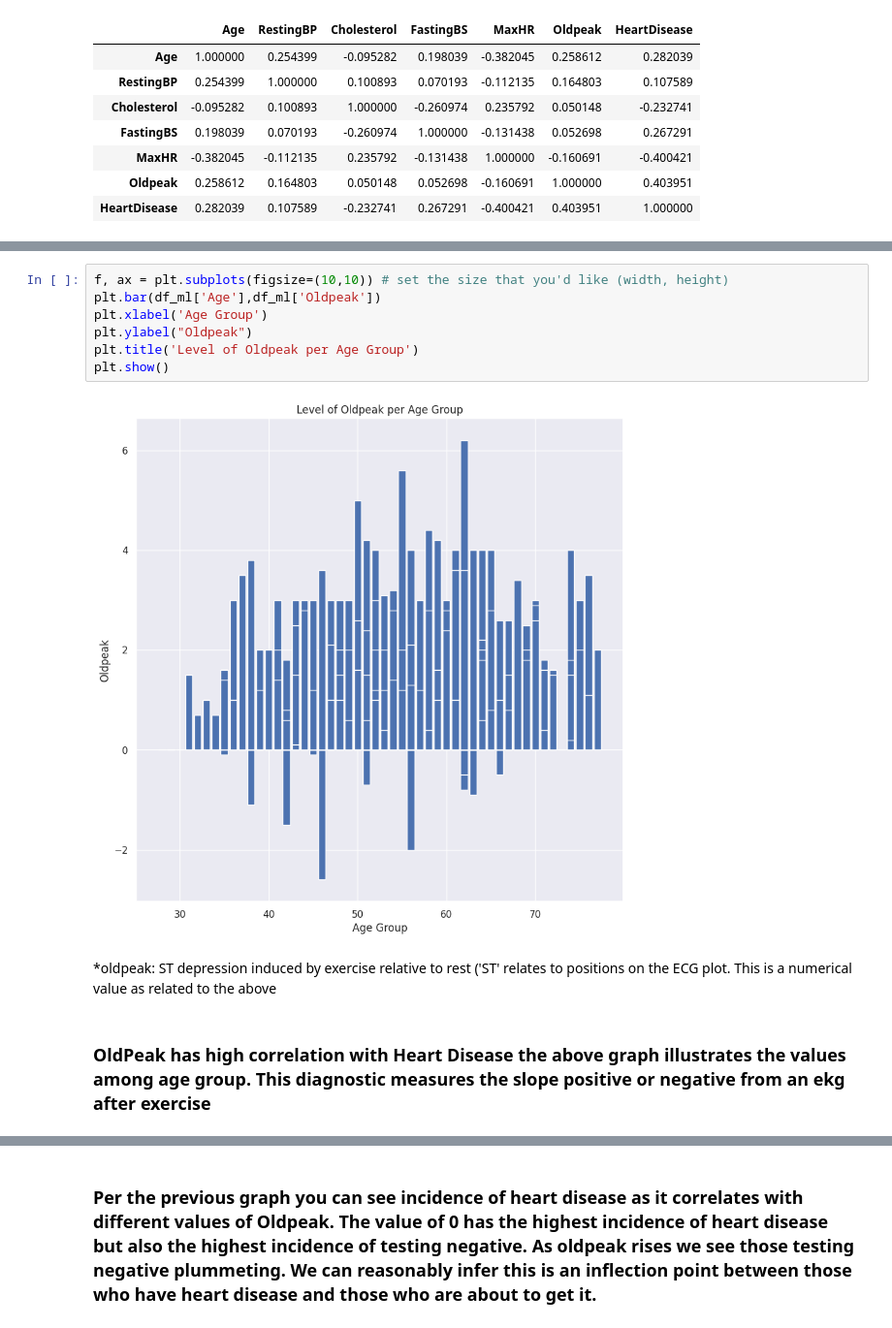
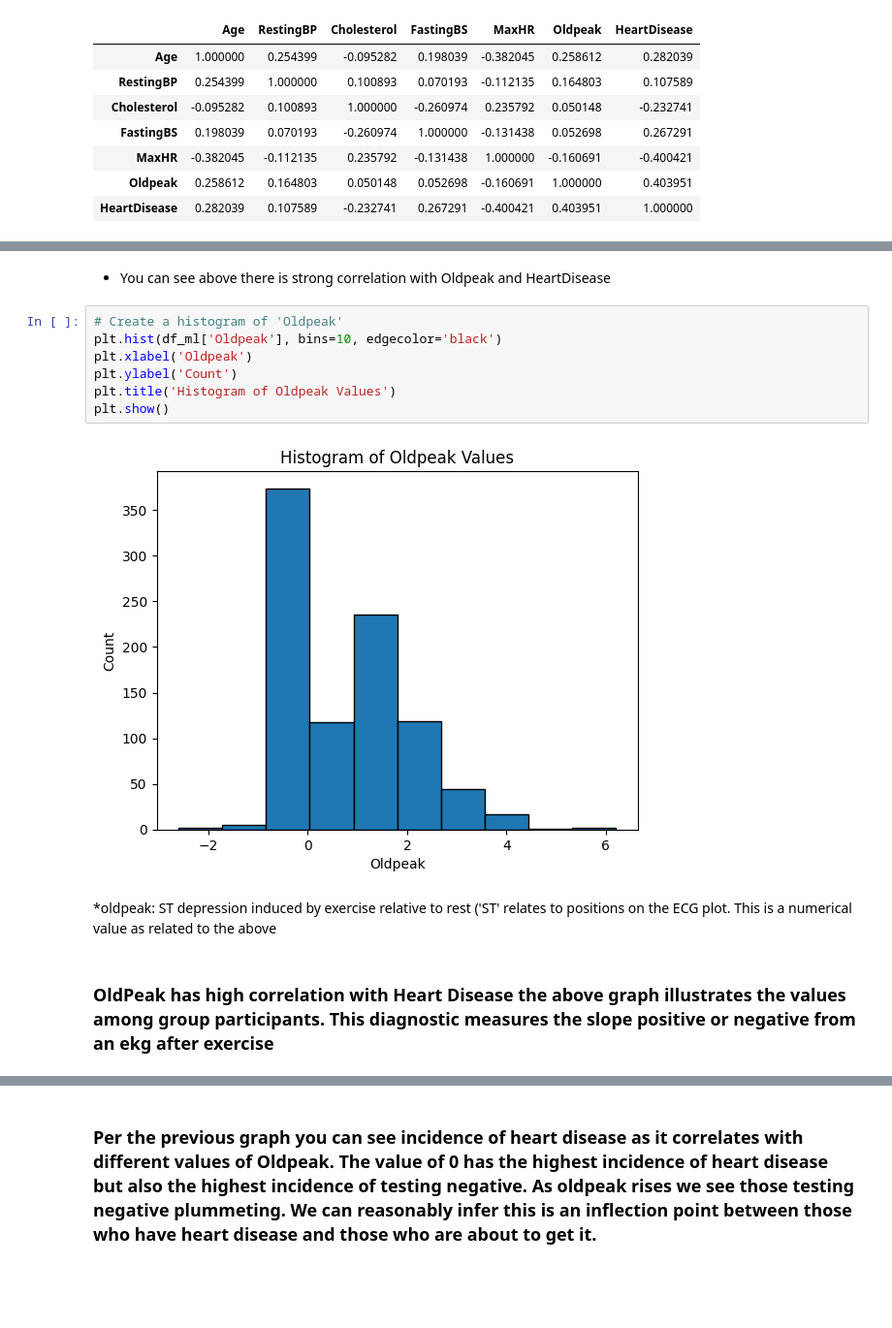
Before and after one commit to PaulLipska/Coding_Dojo_Project_2, a Jupyter notebook: Project2_Part_1.ipynb, the cells around one changed output, grey strips where cells are left out. Shown at 97% size. Saved outputs shown, nothing was run; the diff lists cells and outputs as text; blank space fills up the shorter version.

```diff
--- a/Project2_Part_1.ipynb
+++ b/Project2_Part_1.ipynb
@@ -366,13 +366,15 @@ sns.heatmap(df_ml.corr());
-# %%
-f, ax = plt.subplots(figsize=(10,10)) # set the size that you'd like (width, height)
-plt.bar(df_ml['Age'],df_ml['Oldpeak'])
-plt.xlabel('Age Group')
-plt.ylabel("Oldpeak")
-plt.title('Level of Oldpeak per Age Group')
-plt.show()
-# %% [output]
-[figure, removed]
+# %% [markdown]
+*  You can see above there is strong correlation with Oldpeak and HeartDisease
+# %%
+# Create a histogram of 'Oldpeak'
+plt.hist(df_ml['Oldpeak'], bins=10, edgecolor='black')
+plt.xlabel('Oldpeak')
+plt.ylabel('Count')
+plt.title('Histogram of Oldpeak Values')
+plt.show()
+# %% [output]
+[figure, added]
 # %% [markdown]
 *oldpeak: ST depression induced by exercise relative to rest ('ST' relates to positions on the ECG plot. This is a numerical value as related to the above
 # %% [markdown]
-### OldPeak has high correlation with Heart Disease the above graph illustrates the values among age group.  This diagnostic measures the slope positive or negative from an ekg after exercise
+### OldPeak has high correlation with Heart Disease the above graph illustrates the values among group participants.  This diagnostic measures the slope positive or negative from an ekg after exercise
```
Also changed, not shown: parts of 5 cells of this notebook.
